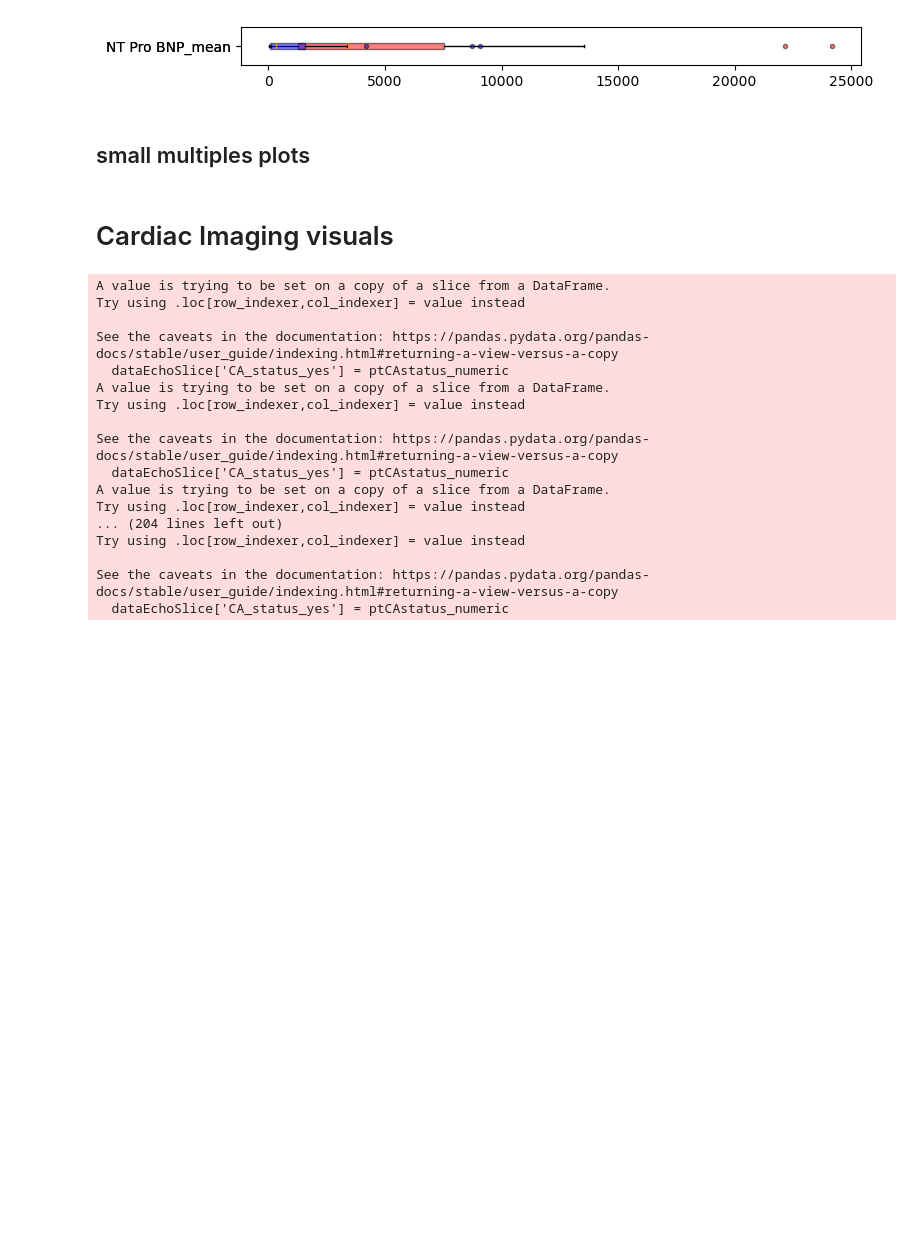
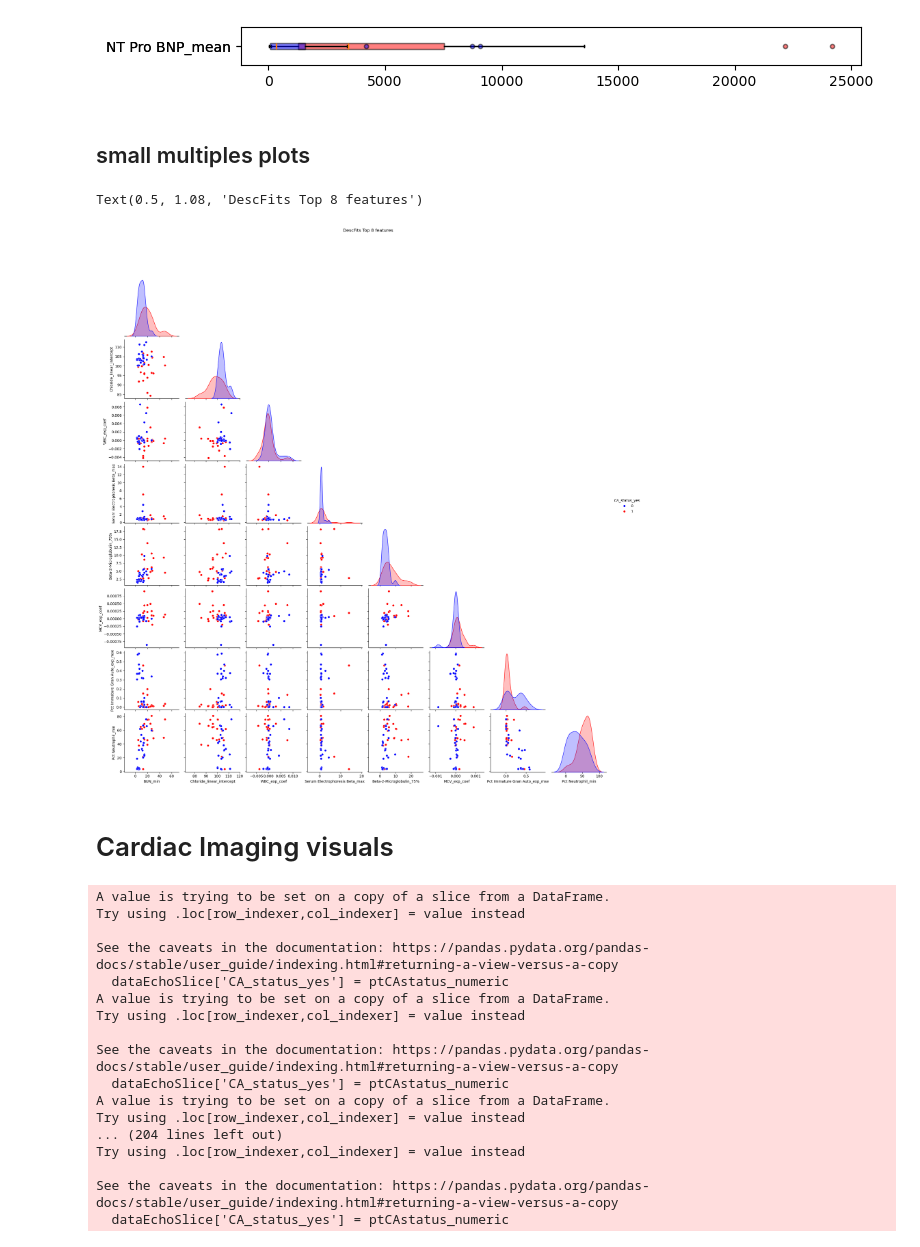
Before and after one commit to BisonCremer/cardiac-amyloidosis, a Jupyter notebook: 040_Mistic_2025/processing_data/StatsVisuals_2025-05-07.ipynb, the cells around one changed output. Saved outputs shown, nothing was run; the diff lists cells and outputs as text; code cells hidden in the pictures; blank space fills up the shorter version.

```diff
--- a/040_Mistic_2025/processing_data/StatsVisuals_2025-05-07.ipynb
+++ b/040_Mistic_2025/processing_data/StatsVisuals_2025-05-07.ipynb
@@ -377,6 +385,27 @@ for graph in dict_graph_column_groups.keys():
 [figure]
 # %% [markdown]
 ## small multiples plots
+# %%
+import plotly.express as px
+from seaborn import pairplot, clustermap, load_dataset
+#pallete
+palette = {np.int64(1) :'red', np.int64(0): 'blue'} #our data is of int64
+
+#which plot you want to run, selecting the data
+dataForPairPlot = DescFitsFullFeatureList
+
+#list of features you want to plot in the order you want to plot them
+pairplotFeatureList = ['BUN_min', 'Chloride_linear_intercept', 'WBC_exp_coef', 'Serum Electrophoresis Beta_max', 'Beta-2-Microglobulin_75%',
+                       'MCV_exp_coef', 'Pct Immature Gran Auto_exp_mse', 'Pct Neutrophil_min']
+
+dataForPairPlot = dataForPairPlot[np.append(pairplotFeatureList, 'CA_status_yes')]
+
+#plot
+fig = pairplot(dataForPairPlot, hue='CA_status_yes', corner=True, palette=palette)
+fig.fig.suptitle("DescFits Top 8 features", y=1.08)
+# %% [output]
+Text(0.5, 1.08, 'DescFits Top 8 features')
+[figure, added]
 # %% [markdown]
 # Cardiac Imaging visuals
 # %%
```
Also changed, not shown: parts of 10 cells of this notebook.
